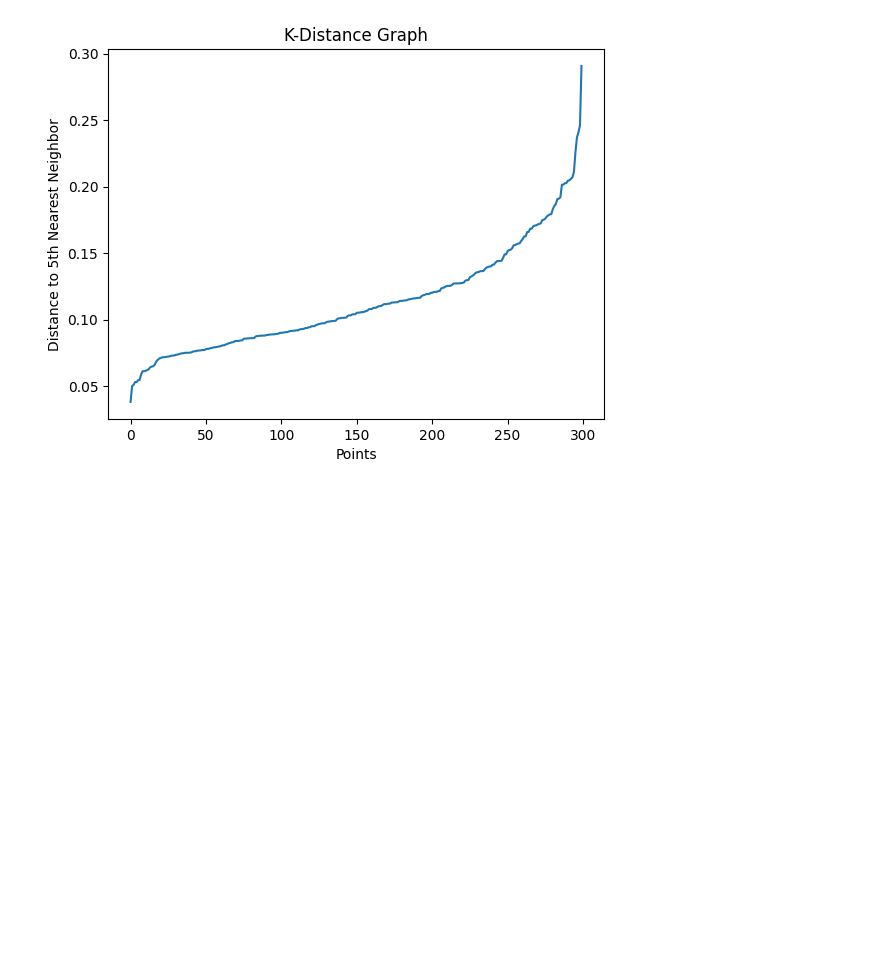
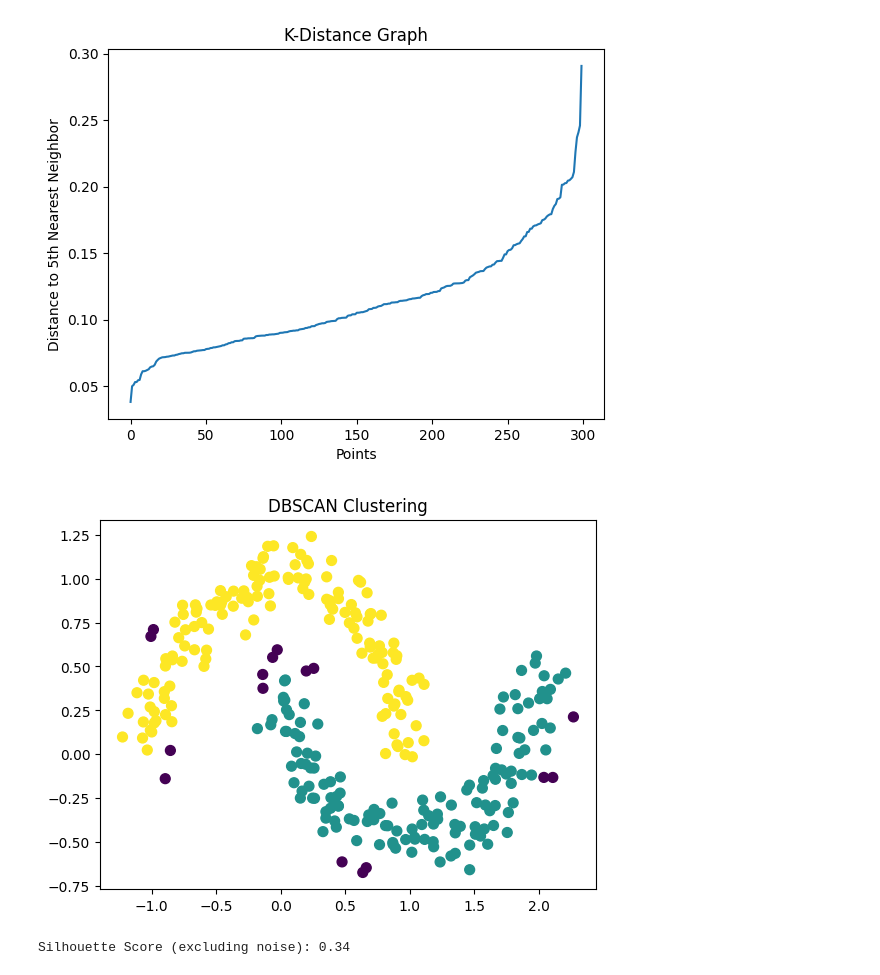
Before and after one commit to arjunravi26/Data-Science-Bootcamp, a Jupyter notebook: Week 19/Clustering/dbscan.ipynb, the cells around one changed output. Saved outputs shown, nothing was run; the diff lists cells and outputs as text; code cells hidden in the pictures; blank space fills up the shorter version.

Commit message:
dbscan

```diff
--- a/Week 19/Clustering/dbscan.ipynb
+++ b/Week 19/Clustering/dbscan.ipynb
@@ -130,3 +130,24 @@ plt.ylabel("Distance to 5th Nearest Neighbor")
 plt.show()
 # %% [output]
 [figure]
+# %%
+from sklearn.cluster import DBSCAN
+
+dbscan = DBSCAN(eps=0.15, min_samples=4)
+
+labels = dbscan.fit_predict(X)
+
+plt.scatter(X[:, 0], X[:, 1], c=labels, cmap='viridis', s=50)
+plt.title("DBSCAN Clustering")
+plt.show()
+# %% [output]
+[figure, added]
+# %%
+# Exclude noise points (-1) from Silhouette Score calculation
+filtered_labels = labels[labels != -1]
+filtered_data = X[labels != -1]
+
+score = silhouette_score(filtered_data, filtered_labels)
+print(f"Silhouette Score (excluding noise): {score:.2f}")
+# %% [output]
+Silhouette Score (excluding noise): 0.34
```
Also changed, not shown: parts of 1 cell of this notebook.
